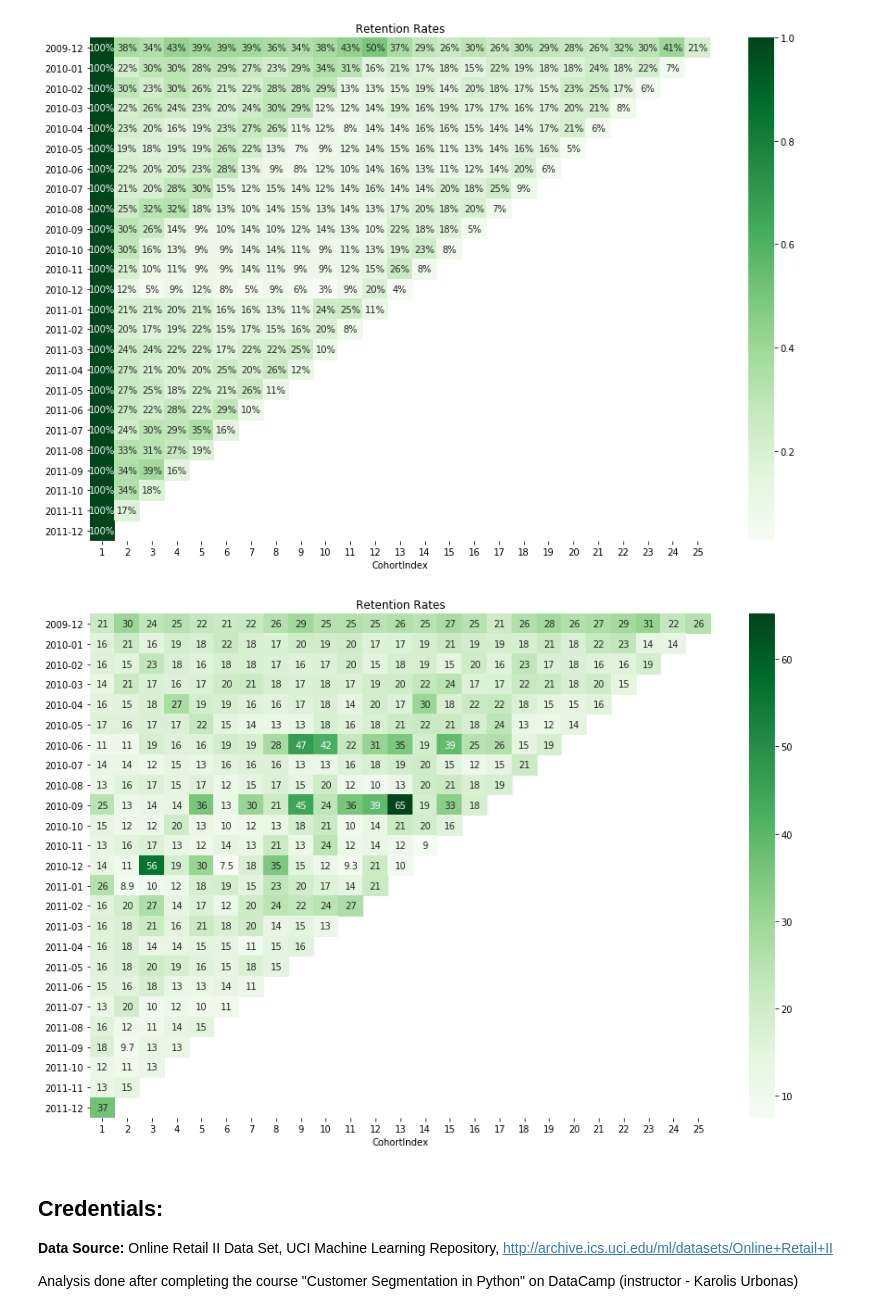
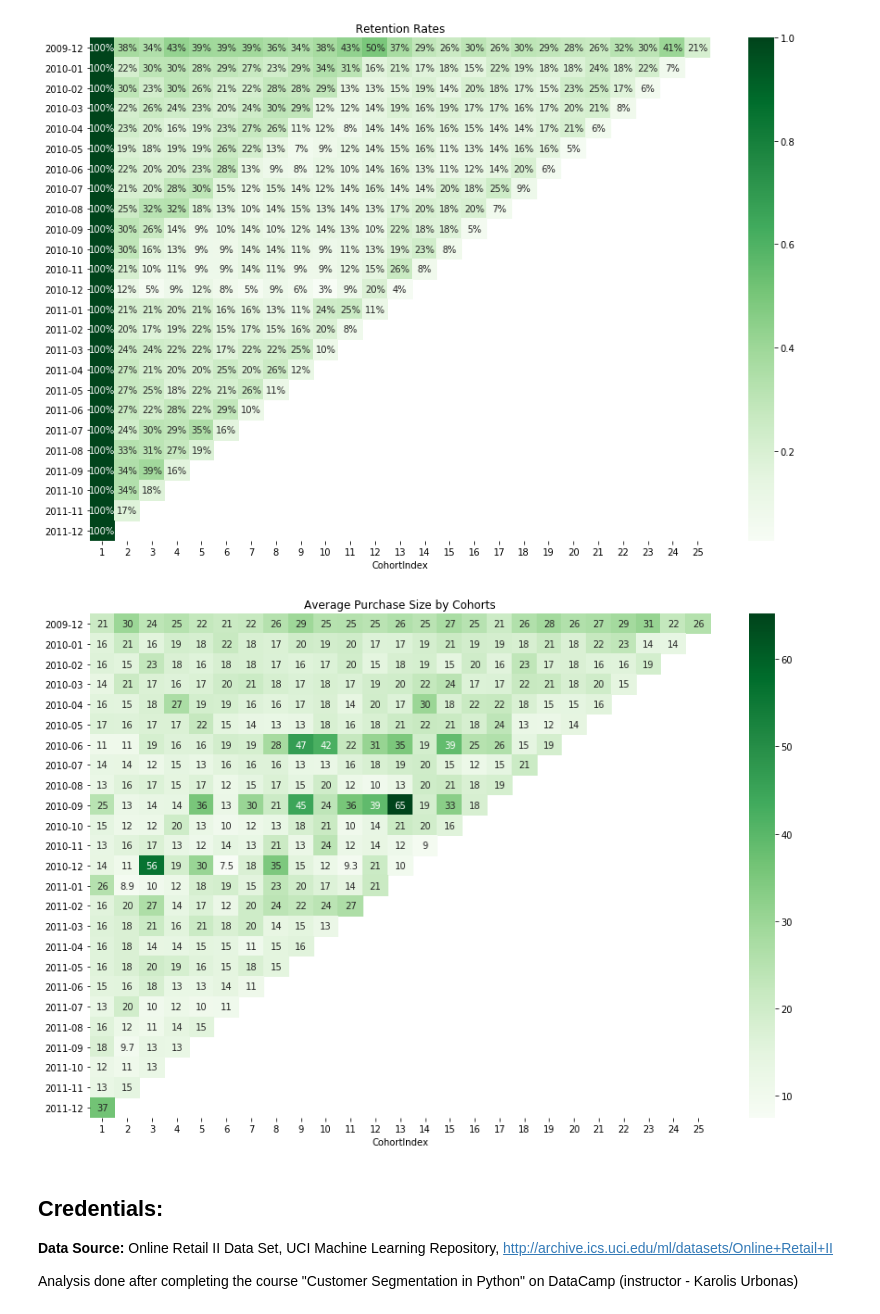
Before and after one commit to k-bosko/cohort_analysis, a Jupyter notebook: cohort_analysis.ipynb, the cells around one changed output. Saved outputs shown, nothing was run; the diff lists cells and outputs as text; code cells hidden in the pictures.

```diff
--- a/cohort_analysis.ipynb
+++ b/cohort_analysis.ipynb
@@ -313,11 +313,11 @@ plt.show()
 average_purchase_size_fin.index = average_purchase_size_fin.index.strftime('%Y-%m')
 # %%
 plt.figure(figsize=(15, 10))
-plt.title('Retention Rates')
+plt.title('Average Purchase Size by Cohorts')
 sns.heatmap(data=average_purchase_size_fin, annot=True, cmap='Greens')
 plt.show()
 # %% [output]
-[figure, old version]
+[figure, new version]
 # %% [markdown]
 ## Credentials:
 
```
Also changed, not shown: 1 other file.
